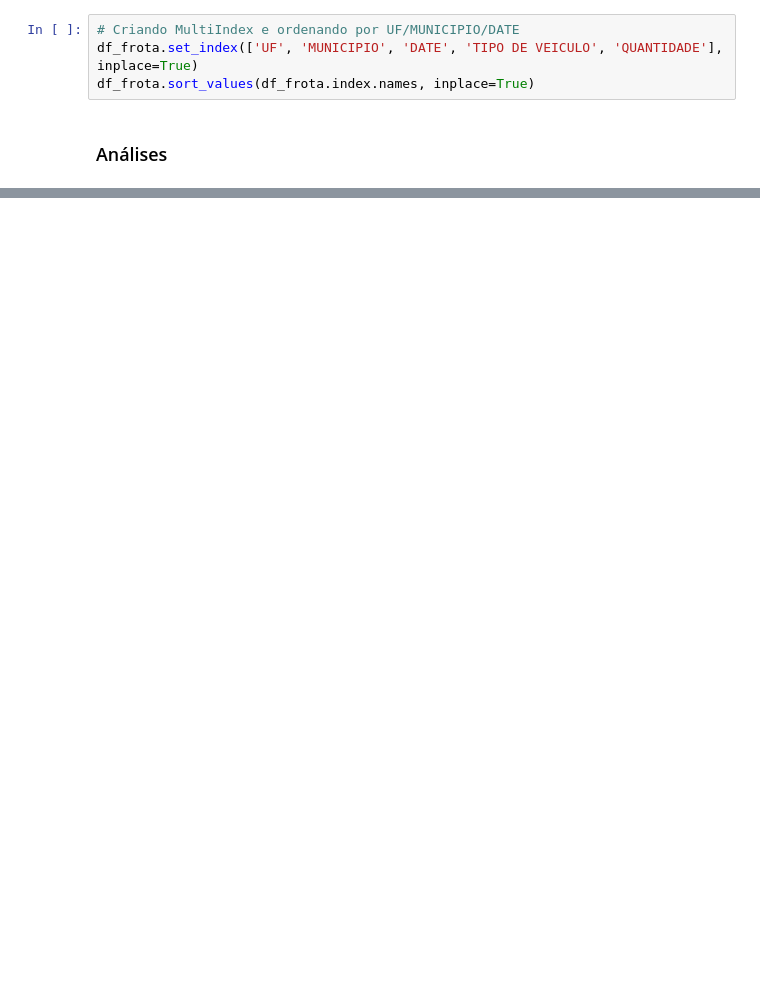
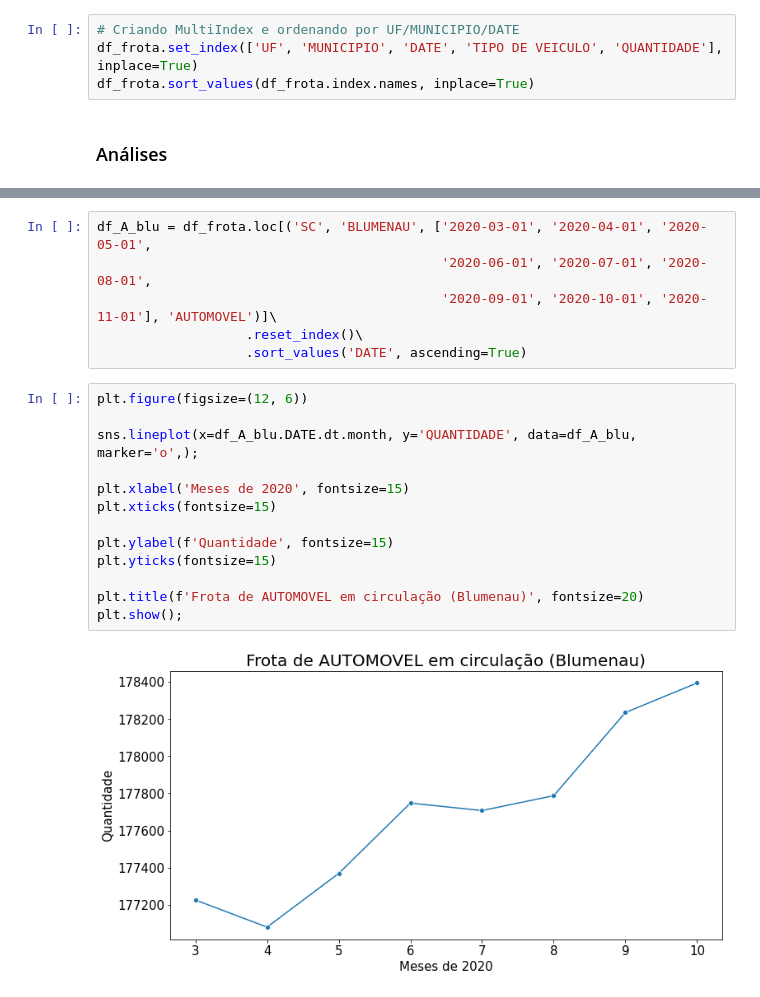
Before and after one commit to Renanrbsc/DataScience, a Jupyter notebook: Notebooks/FrotaVeiculos/DataAnalysis.ipynb, the cells around one changed output, grey strips where cells are left out. Saved outputs shown, nothing was run; the diff lists cells and outputs as text; blank space fills up the shorter version.

```diff
--- a/Notebooks/FrotaVeiculos/DataAnalysis.ipynb
+++ b/Notebooks/FrotaVeiculos/DataAnalysis.ipynb
@@ -62,0 +76,21 @@ plt.show();
+# %%
+df_A_blu = df_frota.loc[('SC', 'BLUMENAU', ['2020-03-01', '2020-04-01', '2020-05-01',
+                                            '2020-06-01', '2020-07-01', '2020-08-01',
+                                            '2020-09-01', '2020-10-01', '2020-11-01'], 'AUTOMOVEL')]\
+                   .reset_index()\
+                   .sort_values('DATE', ascending=True)
+# %%
+plt.figure(figsize=(12, 6))
+
+sns.lineplot(x=df_A_blu.DATE.dt.month, y='QUANTIDADE', data=df_A_blu, marker='o',);
+
+plt.xlabel('Meses de 2020', fontsize=15)
+plt.xticks(fontsize=15)
+
+plt.ylabel(f'Quantidade', fontsize=15)
+plt.yticks(fontsize=15)
+
+plt.title(f'Frota de AUTOMOVEL em circulação (Blumenau)', fontsize=20)
+plt.show();
+# %% [output]
+[figure, added]
```
Also changed, not shown: parts of 13 cells of this notebook.
